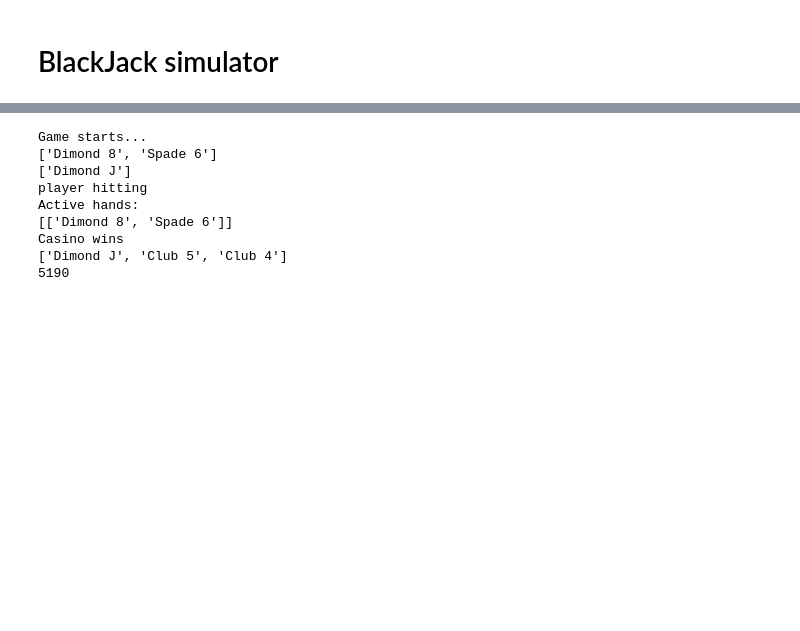
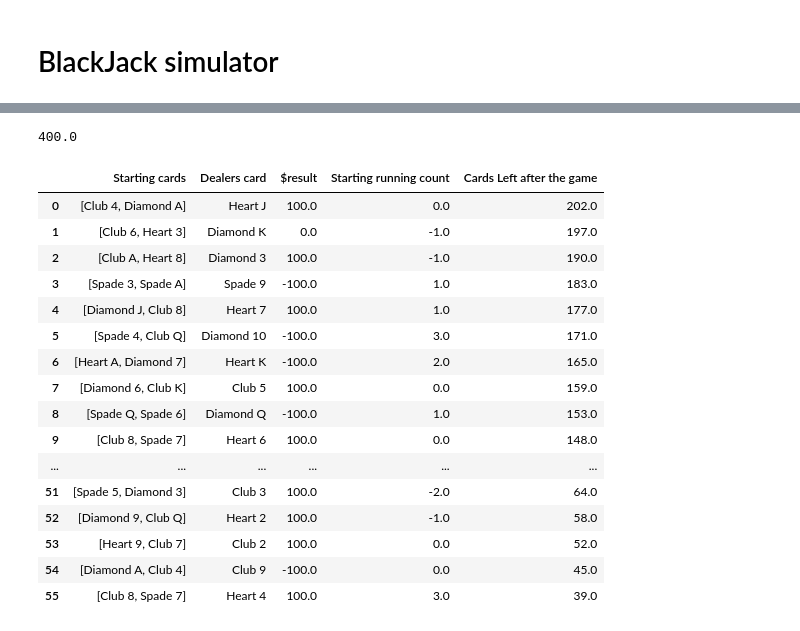
Before and after one commit to tomo-lord/BlackJack, a Jupyter notebook: BlackJack simulator.ipynb, the cells around one changed output, grey strips where cells are left out. Saved outputs shown, nothing was run; the diff lists cells and outputs as text; code cells hidden in the pictures; blank space fills up the shorter version.

Commit message:
changed the logic for tracking hands

```diff
--- a/BlackJack simulator.ipynb
+++ b/BlackJack simulator.ipynb
@@ -15,8 +15,13 @@ import random
 3. Make "miss engine" - one that every one in a while misses the best move
 1. Make exceptions engine - to take into account true count into play
 # %%
-%%capture
-possible_cards = ("Spade 2","Spade 3","Spade 4","Spade 5","Spade 6","Spade 7","Spade 8","Spade 9","Spade 10","Spade J","Spade Q","Spade K","Spade A","Club 2","Club 3","Club 4","Club 5","Club 6","Club 7","Club 8","Club 9","Club 10","Club J","Club Q","Club K","Club A","Dimond 2","Dimond 3","Dimond 4","Dimond 5","Dimond 6","Dimond 7","Dimond 8","Dimond 9","Dimond 10","Dimond J","Dimond Q","Dimond K","Dimond A","Heart 2","Heart 3","Heart 4","Heart 5","Heart 6","Heart 7","Heart 8","Heart 9","Heart 10","Heart J","Heart Q","Heart K","Heart A")
+#defining deck and cards properties
+
+suits = ['Spade', 'Club', 'Diamond', 'Heart']
+ranks = ['2', '3', '4', '5', '6', '7', '8', '9', '10', 'J', 'Q', 'K', 'A']
+possible_cards = [f'{suit} {rank}' for suit in suits for rank in ranks]
+starting_deck = list(possible_cards)
+cards_value = {f'{suit} {rank}': int(rank) if rank.isdigit() else 10 if rank in ['J', 'Q', 'K'] else 11 for suit in suits for rank in ranks}
 # %%
 print(random.choice(possible_cards))
 # %% [output]
@@ -315,3 +298,22 @@ def game_of_blackjack(players_engine : str = "rand") -> int:
 # %%
-shuffle(1)
-game_of_blackjack()
+def BJ_simulator(iterations: int, shoe_size: int, bet_size: int, games_per_deck=5):
+
+    data = pd.DataFrame({'Starting cards': [], 'Dealers card': [], '$result': [], 'Starting running count': [], 'Cards Left after the game':[]})
+    # $result = game winnings - bets(game cost)
+
+    for i in range(iterations):
+        deck = shuffle(decks=shoe_size)
+        for n in range(games_per_deck*shoe_size):
+            true_count = 0
+            for card in list(deck):
+                if cards_value[card] in [10, 11]:
+                    true_count += 1
+                elif cards_value[card] in range(2, 7):
+                    true_count -= 1
+            df, dealer_cards = game_of_blackjack(bet = bet_size, players_engine = 'basic')
+            cards_left = len(deck)
+            result = df['Bet'].sum()-df['Outcome'].sum()
+            starting_cards = list(df.loc[0,'Hand'])[:2]
+            w = pd.DataFrame({'Starting cards': [starting_cards], 'Dealers card': [dealer_cards], '$result': [result], 'Starting running count': [true_count], 'Cards Left after the game':[cards_left]})
+            data = pd.concat([data, w], ignore_index=True, axis=0)
+    return data
@@ -355,13 +319,0 @@ shuffle(100)
-# %%
-game_of_blackjack()
-print(len(deck))
-# %% [output]
-Game starts...
-['Dimond 8', 'Spade 6']
-['Dimond J']
-player hitting
-Active hands:
-[['Dimond 8', 'Spade 6']]
-Casino wins
-['Dimond J', 'Club 5', 'Club 4']
-5190
@@ -379,0 +320,23 @@ else: print("W")
+# %%
+data=BJ_simulator(iterations=2,shoe_size=4,bet_size=100, games_per_deck=7)
+print(data['$result'].sum())
+data
+# %% [output]
+400.0
+|  | Starting cards | Dealers card | $result | Starting running count | Cards Left after the game |
+| 0 | [Club 4, Diamond A] | Heart J | 100.0 | 0.0 | 202.0 |
+| 1 | [Club 6, Heart 3] | Diamond K | 0.0 | -1.0 | 197.0 |
+| 2 | [Club A, Heart 8] | Diamond 3 | 100.0 | -1.0 | 190.0 |
+| 3 | [Spade 3, Spade A] | Spade 9 | -100.0 | 1.0 | 183.0 |
+| 4 | [Diamond J, Club 8] | Heart 7 | 100.0 | 1.0 | 177.0 |
+| 5 | [Spade 4, Club Q] | Diamond 10 | -100.0 | 3.0 | 171.0 |
+| 6 | [Heart A, Diamond 7] | Heart K | -100.0 | 2.0 | 165.0 |
+| 7 | [Diamond 6, Club K] | Club 5 | 100.0 | 0.0 | 159.0 |
+| 8 | [Spade Q, Spade 6] | Diamond Q | -100.0 | 1.0 | 153.0 |
+| 9 | [Club 8, Spade 7] | Heart 6 | 100.0 | 0.0 | 148.0 |
+| ... | ... | ... | ... | ... | ... |
+| 51 | [Spade 5, Diamond 3] | Club 3 | 100.0 | -2.0 | 64.0 |
+| 52 | [Diamond 9, Club Q] | Heart 2 | 100.0 | -1.0 | 58.0 |
+| 53 | [Heart 9, Club 7] | Club 2 | 100.0 | 0.0 | 52.0 |
+| 54 | [Diamond A, Club 4] | Club 9 | -100.0 | 0.0 | 45.0 |
+| 55 | [Club 8, Spade 7] | Heart 4 | 100.0 | 3.0 | 39.0 |
```
Also changed, not shown: parts of 10 cells of this notebook, 1 other file.
